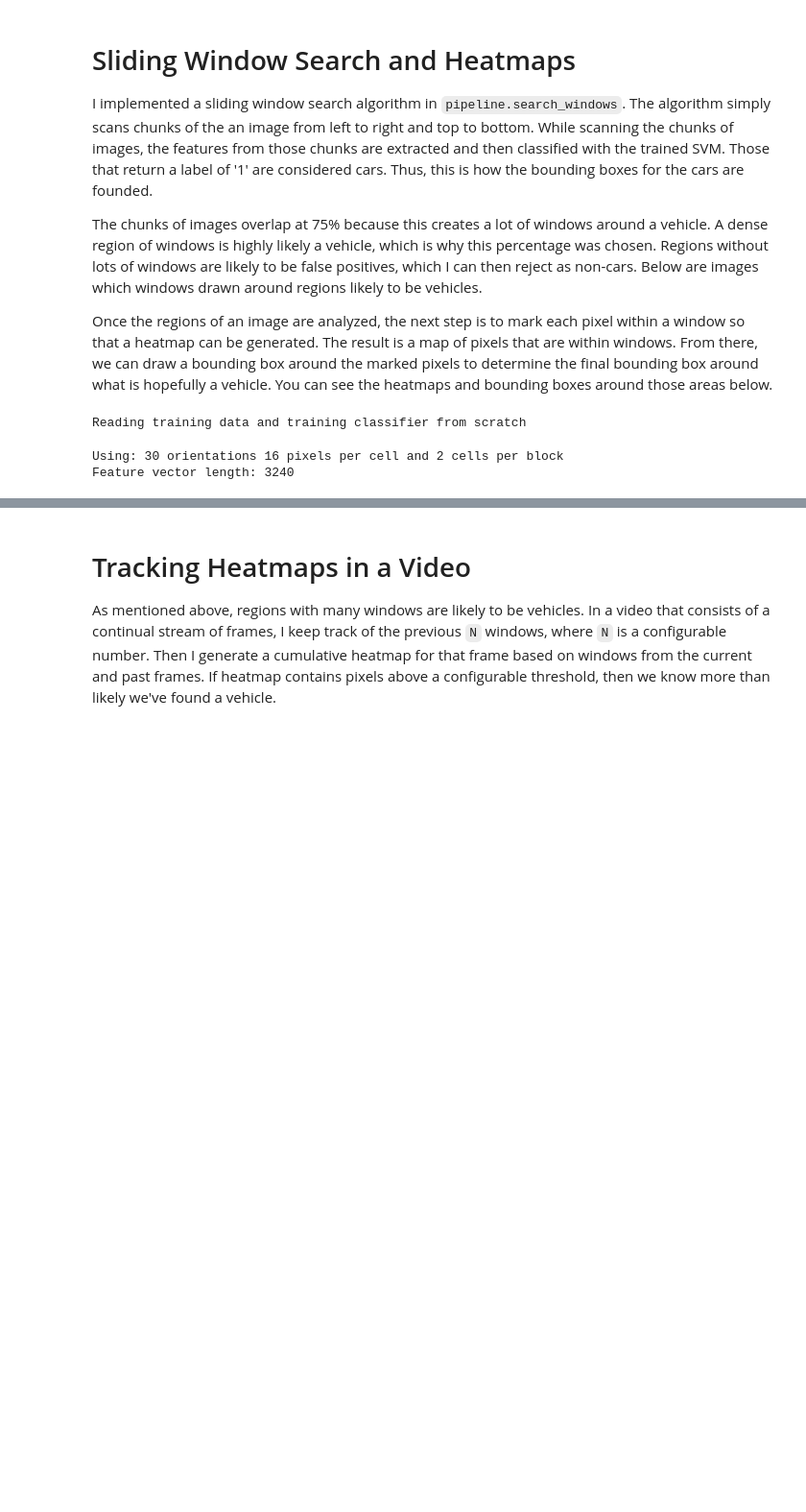
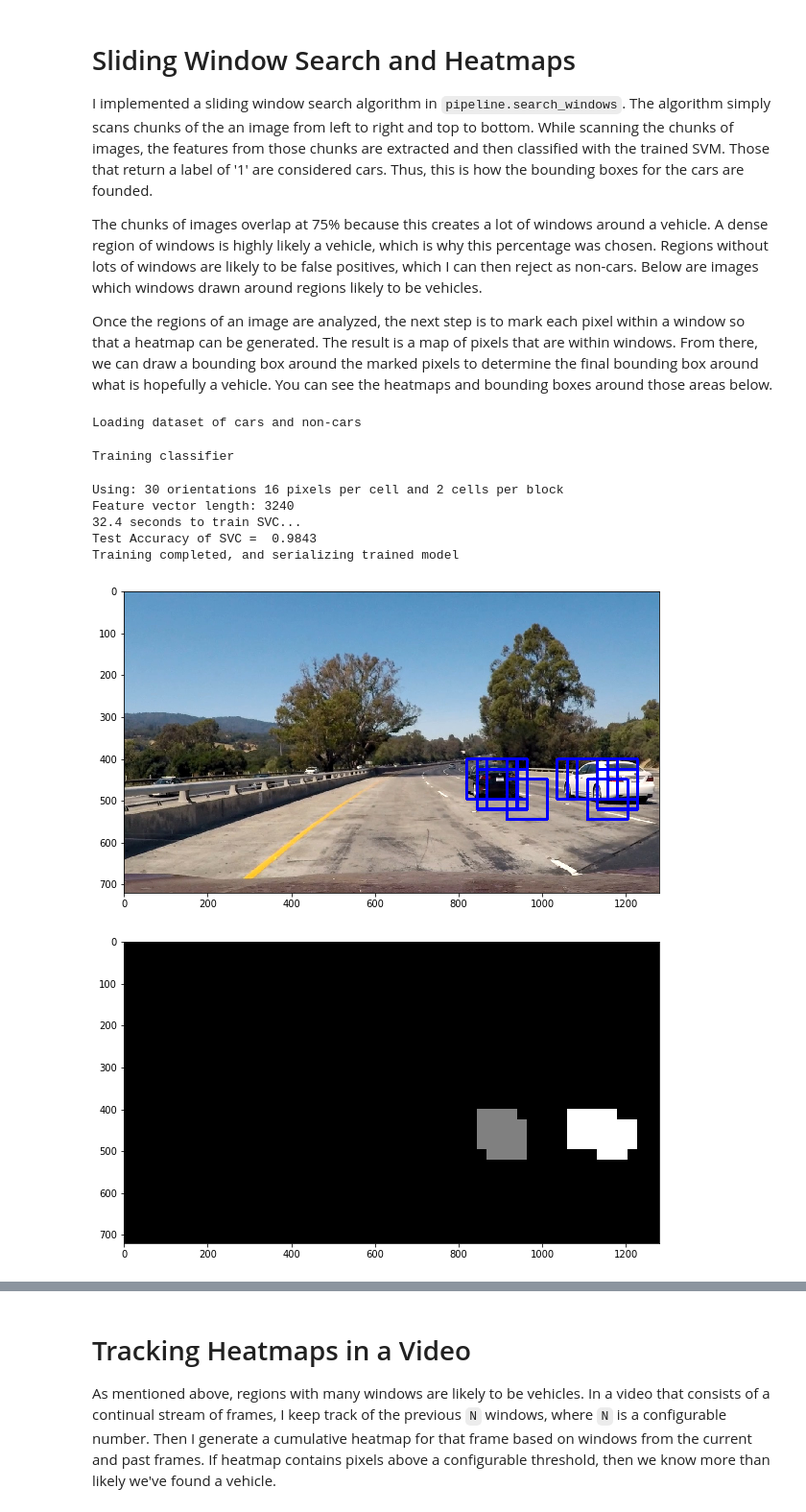
Before and after one commit to carsontang/CarND-Vehicle-Detection, a Jupyter notebook: Vehicle_Detection_Submission.ipynb, the cells around one changed output, grey strips where cells are left out. Shown: that part at 96% size. Saved outputs shown, nothing was run; the diff lists cells and outputs as text; code cells hidden in the pictures; blank space fills up the shorter version.

```diff
--- a/Vehicle_Detection_Submission.ipynb
+++ b/Vehicle_Detection_Submission.ipynb
@@ -76,8 +76,14 @@ The chunks of images overlap at 75% because this creates a lot of windows around
 
 Once the regions of an image are analyzed, the next step is to mark each pixel within a window so that a heatmap can be generated. The result is a map of pixels that are within windows. From there, we can draw a bounding box around the marked pixels to determine the final bounding box around what is hopefully a vehicle. You can see the heatmaps and bounding boxes around those areas below.
 # %%
-pipeline2.run_windows()
+pipeline.run_windows()
 # %% [output]
-Reading training data and training classifier from scratch
+Loading dataset of cars and non-cars
-Using: 30 orientations 16 pixels per cell and 2 cells per block
-Feature vector length: 3240
+Training classifier
+Using: 30 orientations 16 pixels per cell and 2 cells per block
+Feature vector length: 3240
+32.4 seconds to train SVC...
+Test Accuracy of SVC =  0.9843
+Training completed, and serializing trained model
+[figure, added]
+[figure, added]
```
Also changed, not shown: parts of 3 cells of this notebook, 1 other file.
